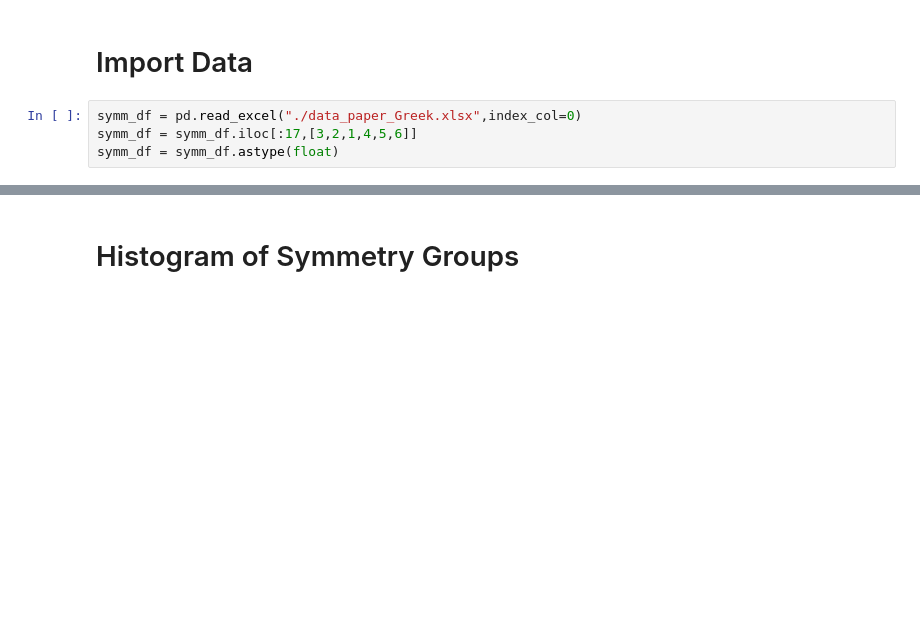
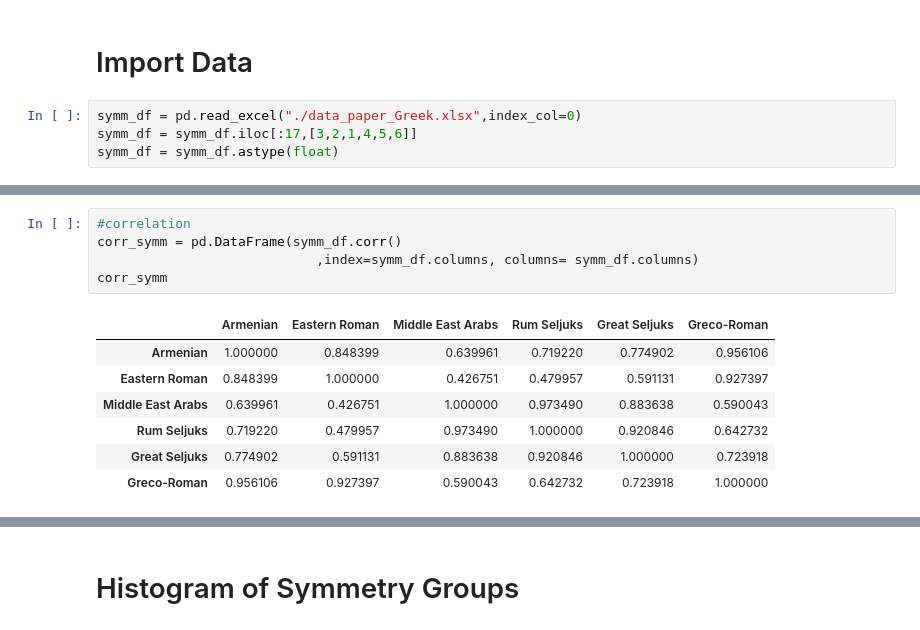
Before and after one commit to selimonat/ornament_symmgroups, a Jupyter notebook: notebook_GreekPaper.ipynb, the cells around one changed output, grey strips where cells are left out. Cells and saved outputs as stored; diff of their text form; blank space fills up the shorter version.

```diff
--- a/notebook_GreekPaper.ipynb
+++ b/notebook_GreekPaper.ipynb
@@ -162,4 +164,17 @@ Hellenistic Greek     99.90
 dtype: float64
+# %%
+#correlation
+corr_symm = pd.DataFrame(symm_df.corr()
+                            ,index=symm_df.columns, columns= symm_df.columns)
+corr_symm
+# %% [output]
+|  | Armenian | Eastern Roman | Middle East Arabs | Rum Seljuks | Great Seljuks | Greco-Roman |
+| Armenian | 1.000000 | 0.848399 | 0.639961 | 0.719220 | 0.774902 | 0.956106 |
+| Eastern Roman | 0.848399 | 1.000000 | 0.426751 | 0.479957 | 0.591131 | 0.927397 |
+| Middle East Arabs | 0.639961 | 0.426751 | 1.000000 | 0.973490 | 0.883638 | 0.590043 |
+| Rum Seljuks | 0.719220 | 0.479957 | 0.973490 | 1.000000 | 0.920846 | 0.642732 |
+| Great Seljuks | 0.774902 | 0.591131 | 0.883638 | 0.920846 | 1.000000 | 0.723918 |
+| Greco-Roman | 0.956106 | 0.927397 | 0.590043 | 0.642732 | 0.723918 | 1.000000 |
 # %%
 dist_symm = pd.DataFrame(squareform(pdist(symm_df.T.values,'correlation'))
                             ,index=symm_df.columns, columns= symm_df.columns)
```
Also changed, not shown: parts of 15 cells of this notebook.
